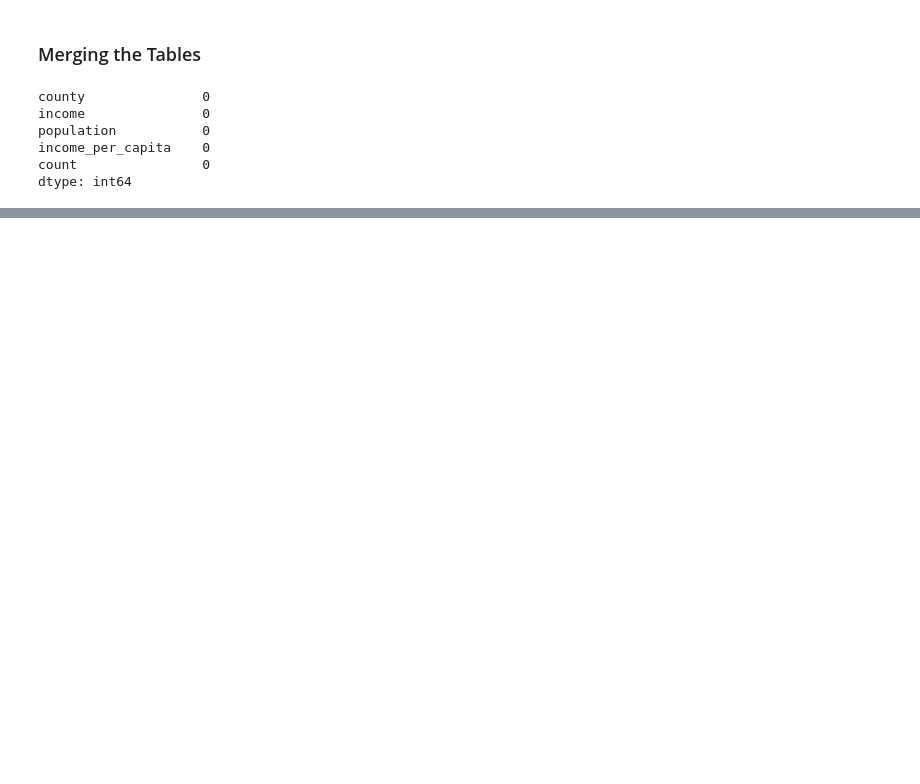
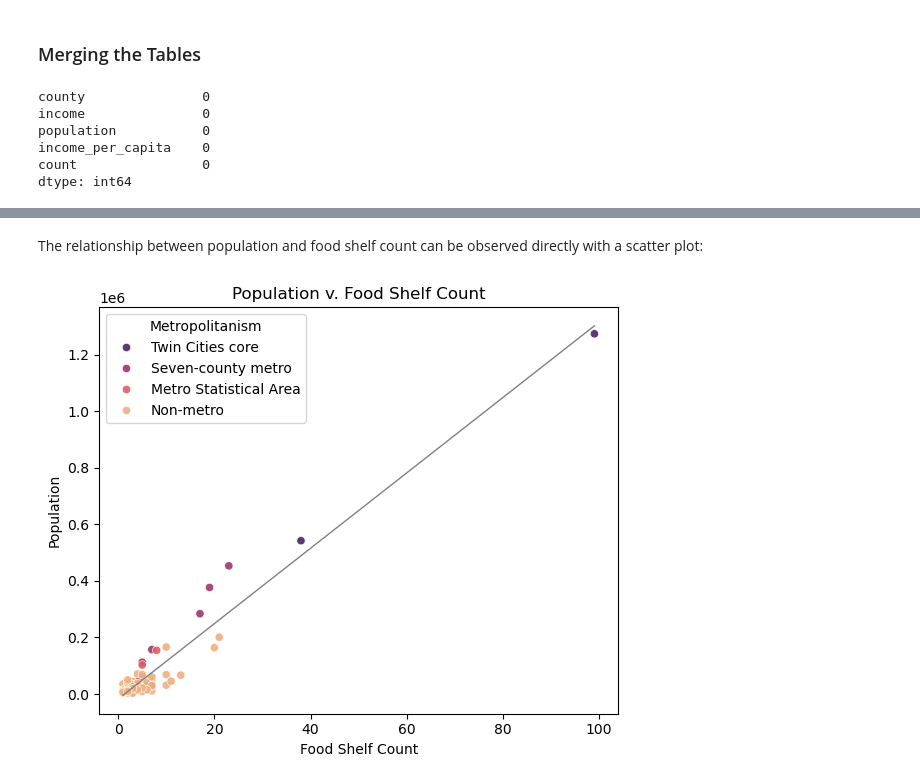
Before and after one commit to a-location-1/mn-food-shelf-analysis, a Jupyter notebook: food_shelf_eda.ipynb, the cells around one changed output, grey strips where cells are left out. Drawn from its saved outputs; the diff is of its cells as text; code cells hidden in the pictures; blank space fills up the shorter version.

```diff
--- a/food_shelf_eda.ipynb
+++ b/food_shelf_eda.ipynb
@@ -462,0 +638,44 @@ metro_counties = [
+# %% [markdown]
+The relationship between population and food shelf count can be observed directly with a scatter plot:
+# %%
+# Scatterplot of
+fig, ax = plt.subplots(figsize=(6, 5))
+
+sns.scatterplot(
+    data=county,
+    x="count",
+    y="population",
+    hue="tcmetro",
+    hue_order=[0, 1, 2, 3],
+    palette="flare",
+    alpha=0.9,
+    edgecolor="white",
+    ax=ax,
+)
+
+sns.regplot(
+    data=county,
+    x="count",
+    y="population",
+    scatter=False,
+    color="gray",
+    line_kws={"linewidth": 1},
+    ci=None,
+    ax=ax,
+)
+
+handles, labels = ax.get_legend_handles_labels()
+ax.legend(
+    handles[::-1],
+    [tcmetro_labels[int(l)] for l in labels[::-1]],
+    title="Metropolitanism",
+)
+
+
+ax.set_xlabel("Food Shelf Count")
+ax.set_ylabel("Population")
+ax.set_title("Population v. Food Shelf Count")
+plt.tight_layout()
+plt.show()
+# %% [output]
+[figure, added]
```
Also changed, not shown: parts of 59 cells of this notebook, 2 other files.
